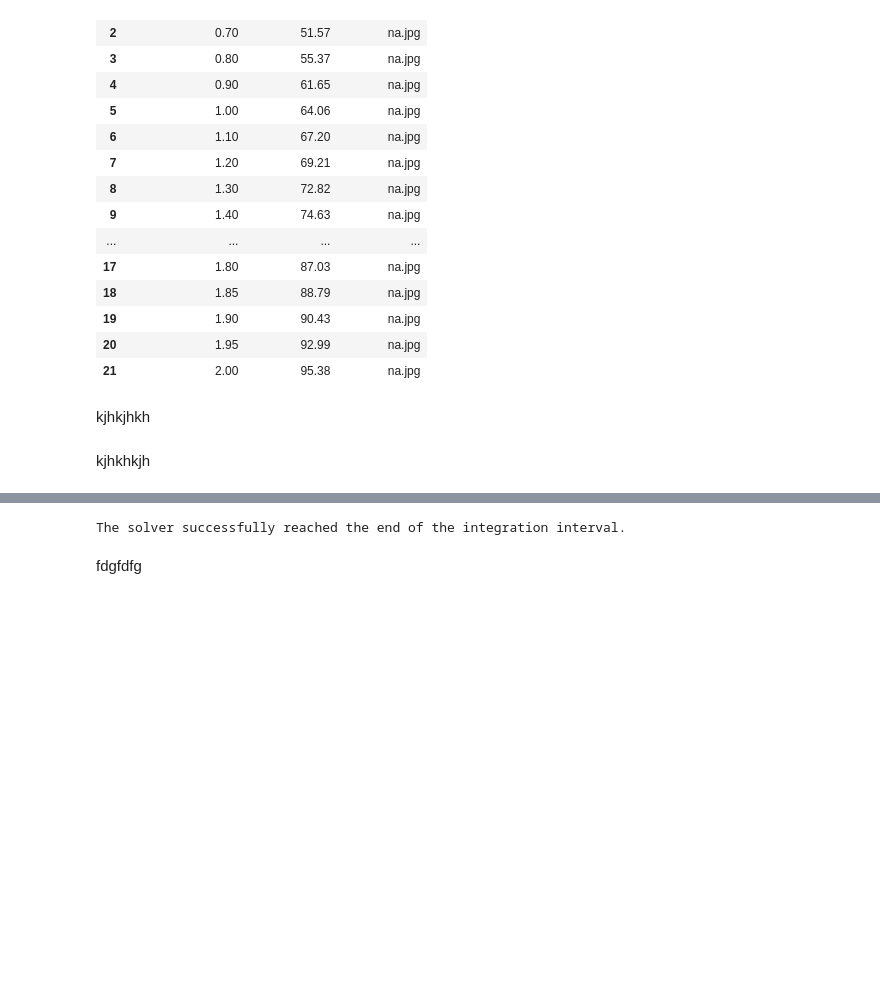
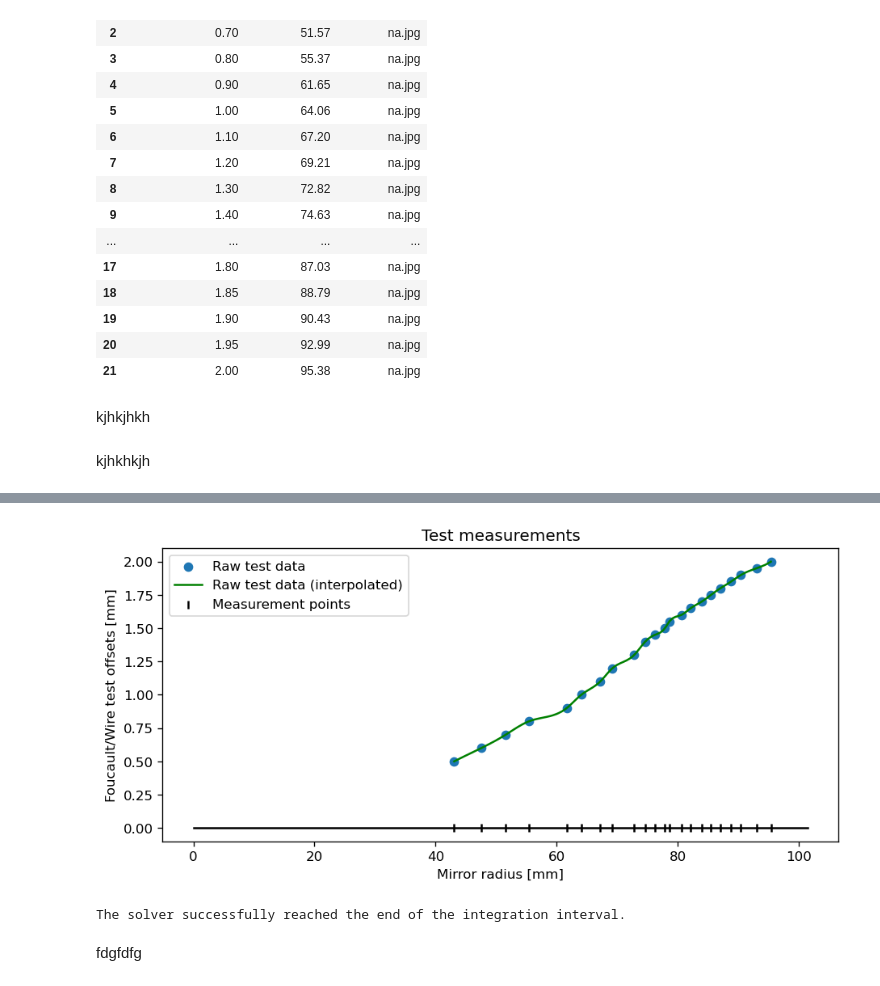
Before and after one commit to nunosousa/TelescopeMirrorTester, a Jupyter notebook: GUI/Documentation/Exploratory Foucault test data reduction.ipynb, the cells around one changed output, grey strips where cells are left out. Drawn from its saved outputs; the diff is of its cells as text; code cells hidden in the pictures; blank space fills up the shorter version.

```diff
--- a/GUI/Documentation/Exploratory Foucault test data reduction.ipynb
+++ b/GUI/Documentation/Exploratory Foucault test data reduction.ipynb
@@ -126,8 +126,10 @@ f_e = interpolate_f(x_e)
 # %% [markdown]
 kjhkhkjh
 # %%
-%matplotlib notebook
+%matplotlib inline
 from matplotlib import pyplot
+pyplot.rcParams['figure.figsize'] = [9, 4]
+pyplot.rcParams['figure.dpi'] = 120
 
 pyplot.title('Test measurements')
 pyplot.scatter(x, f, label="Raw test data")
@@ -144,3 +144,4 @@ pyplot.show()
+[figure, added]
 # %%
 from numba import jit
 
```
Also changed, not shown: parts of 5 cells of this notebook.
